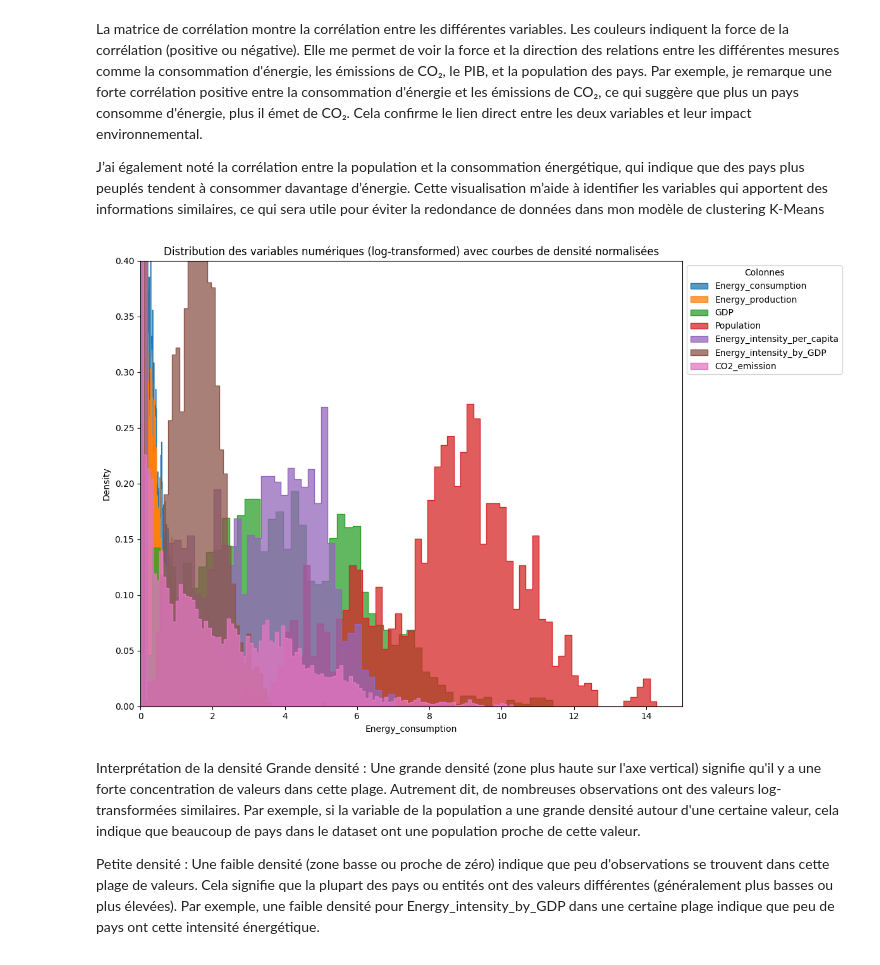
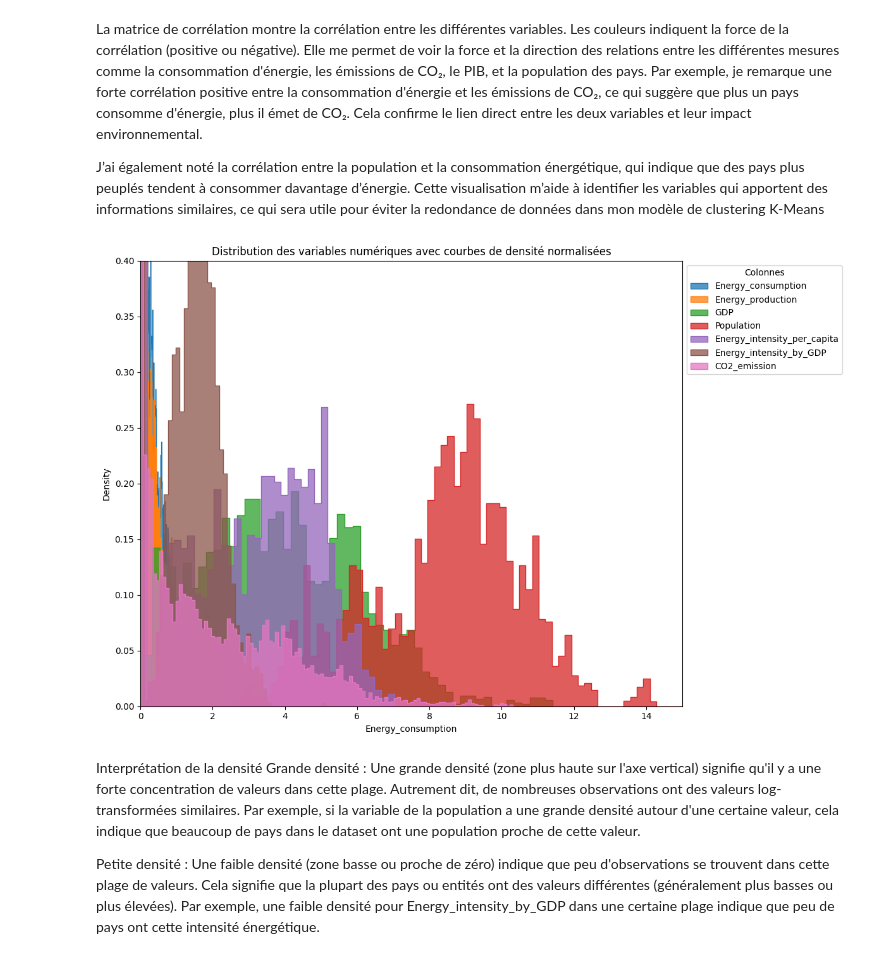
Before and after one commit to Ewnn/K-MeansClustering, a Jupyter notebook: EDA.ipynb, the cells around one changed output. Cells and saved outputs as stored; diff of their text form; code cells hidden in the pictures.

```diff
--- a/EDA.ipynb
+++ b/EDA.ipynb
@@ -156,24 +158,24 @@ J’ai également noté la corrélation entre la population et la consommation
 # %%
 # List of column for distribution analysing
 numeric_columns = ['Energy_consumption', 'Energy_production', 'GDP', 'Population',
                    'Energy_intensity_per_capita', 'Energy_intensity_by_GDP', 'CO2_emission']
 
 training_data_log = training_data[numeric_columns].apply(lambda x: np.log1p(x))
 
 plt.figure(figsize=(12, 8))
 
 for col in numeric_columns:
     sns.histplot(training_data_log[col], kde=False, label=col, stat='density', element='step')
 
 plt.xlim(0, 15)
 plt.ylim(0, 0.4)
-plt.title('Distribution des variables numériques (log-transformed) avec courbes de densité normalisées')
+plt.title('Distribution des variables numériques avec courbes de densité normalisées')
 plt.legend(title="Colonnes", bbox_to_anchor=(1, 1), loc='upper left')
 
 plt.tight_layout()
 plt.show()
 # %% [output]
-[figure, old version]
+[figure, new version]
 # %% [markdown]
 Interprétation de la densité
 Grande densité : Une grande densité (zone plus haute sur l'axe vertical) signifie qu'il y a une forte concentration de valeurs dans cette plage. Autrement dit, de nombreuses observations ont des valeurs log-transformées similaires. Par exemple, si la variable de la population a une grande densité autour d'une certaine valeur, cela indique que beaucoup de pays dans le dataset ont une population proche de cette valeur.
```
Also changed, not shown: parts of 1 cell of this notebook, 1 other file.
